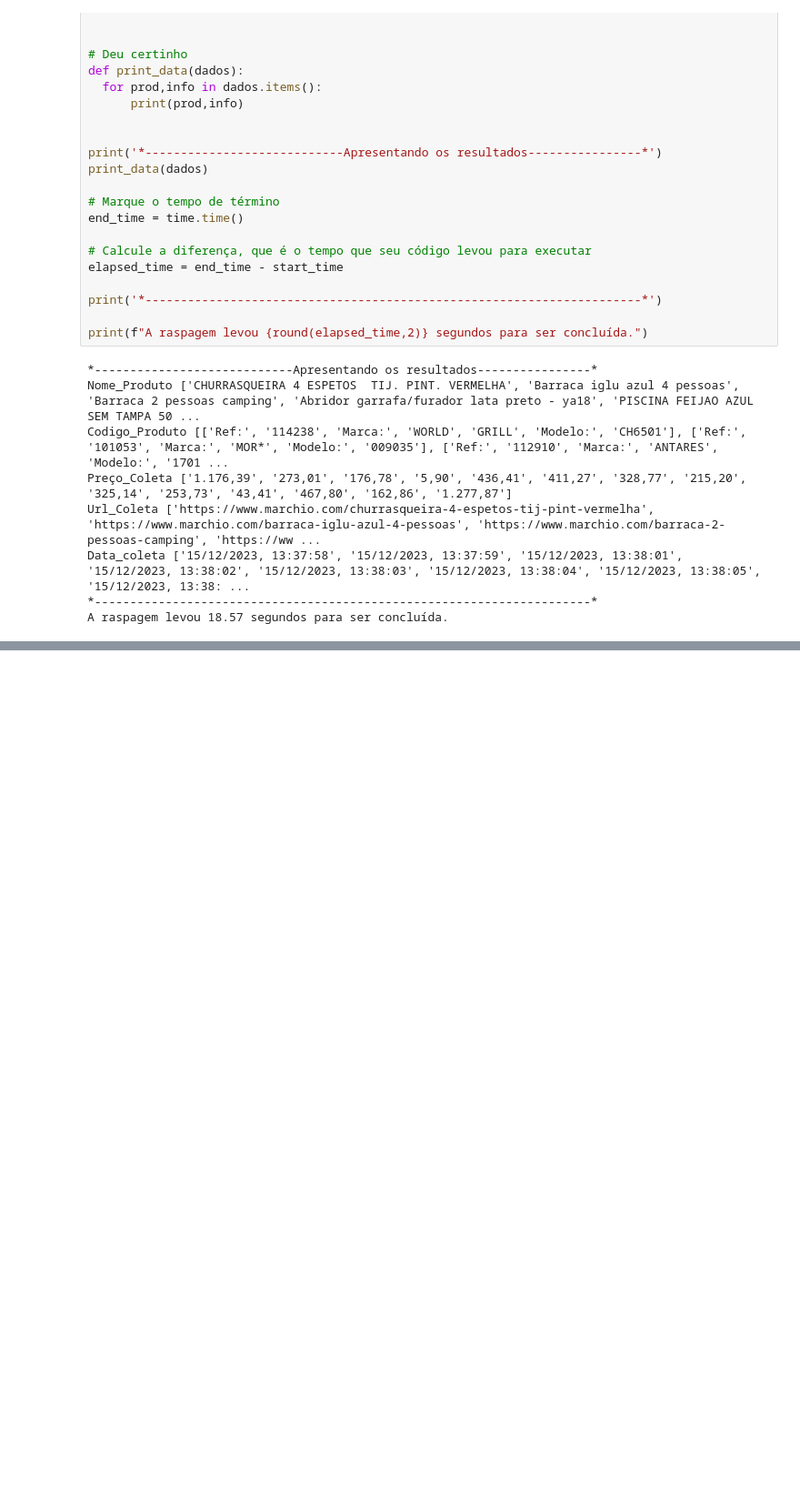
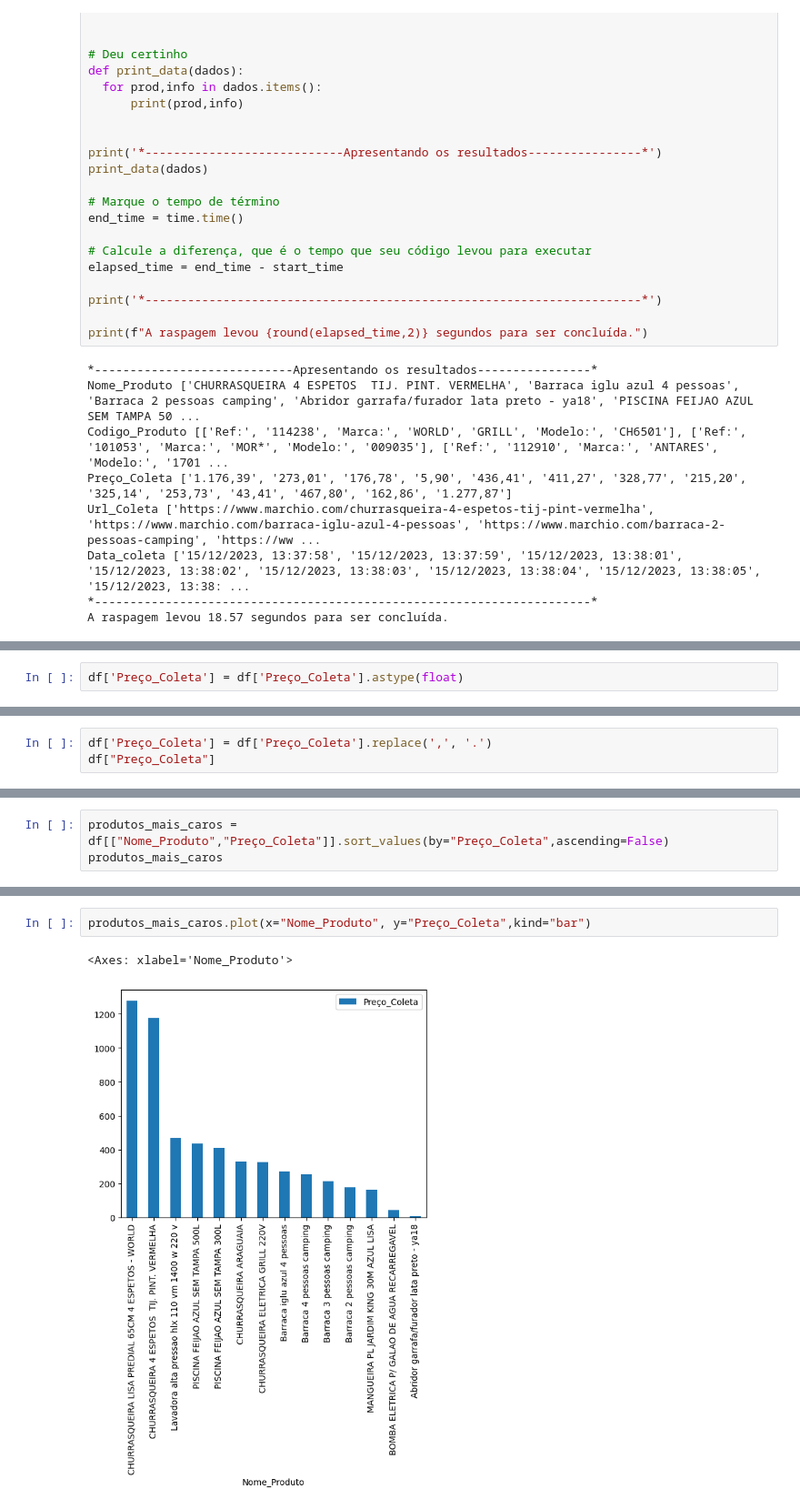
Before and after one commit to hugodevelopment/Web-Scraping, a Jupyter notebook: Desafio_FVG(Ibre).ipynb, the cells around one changed output, grey strips where cells are left out. Shown at 91% size. Cells and saved outputs as stored; diff of their text form; blank space fills up the shorter version.

```diff
--- a/Desafio_FVG(Ibre).ipynb
+++ b/Desafio_FVG(Ibre).ipynb
@@ -158,3 +158,5 @@ df
 | 11 | Lavadora alta pressao hlx 110 vm ... | [Ref:, 116236, Marca:, TEKNA, Mod... | 467,80 | https://www.marchio.com/lavadora-... | 15/12/2023, 13:38:11 |
 | 12 | MANGUEIRA PL JARDIM KING 30M AZUL... | [Ref:, 8601, Marca:, KING, Modelo... | 162,86 | https://www.marchio.com/mangueira... | 15/12/2023, 13:38:13 |
 | 13 | CHURRASQUEIRA LISA PREDIAL 65CM 4... | [Ref:, 117697, Marca:, WORLD, GRI... | 1.277,87 | https://www.marchio.com/churrasqu... | 15/12/2023, 13:38:14 |
+# %%
+df['Preço_Coleta'] = df['Preço_Coleta'].astype(float)
@@ -160,0 +165,3 @@ df
+# %%
+df['Preço_Coleta'] = df['Preço_Coleta'].replace(',', '.')
+df["Preço_Coleta"]
@@ -160,0 +184,3 @@ df
+# %%
+produtos_mais_caros = df[["Nome_Produto","Preço_Coleta"]].sort_values(by="Preço_Coleta",ascending=False)
+produtos_mais_caros
@@ -160,0 +203,5 @@ df
+# %%
+produtos_mais_caros.plot(x="Nome_Produto", y="Preço_Coleta",kind="bar")
+# %% [output]
+<Axes: xlabel='Nome_Produto'>
+[figure, added]
```
Also changed, not shown: parts of 3 cells of this notebook.
